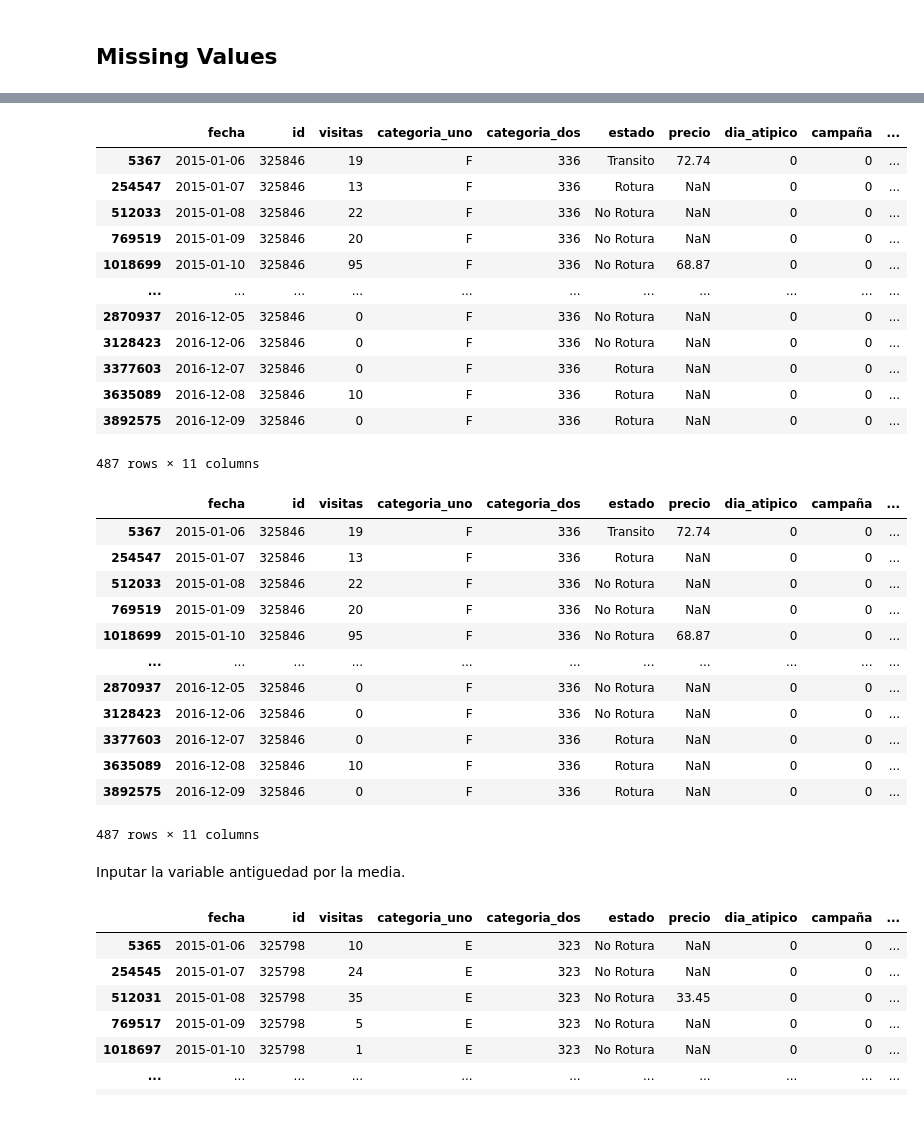
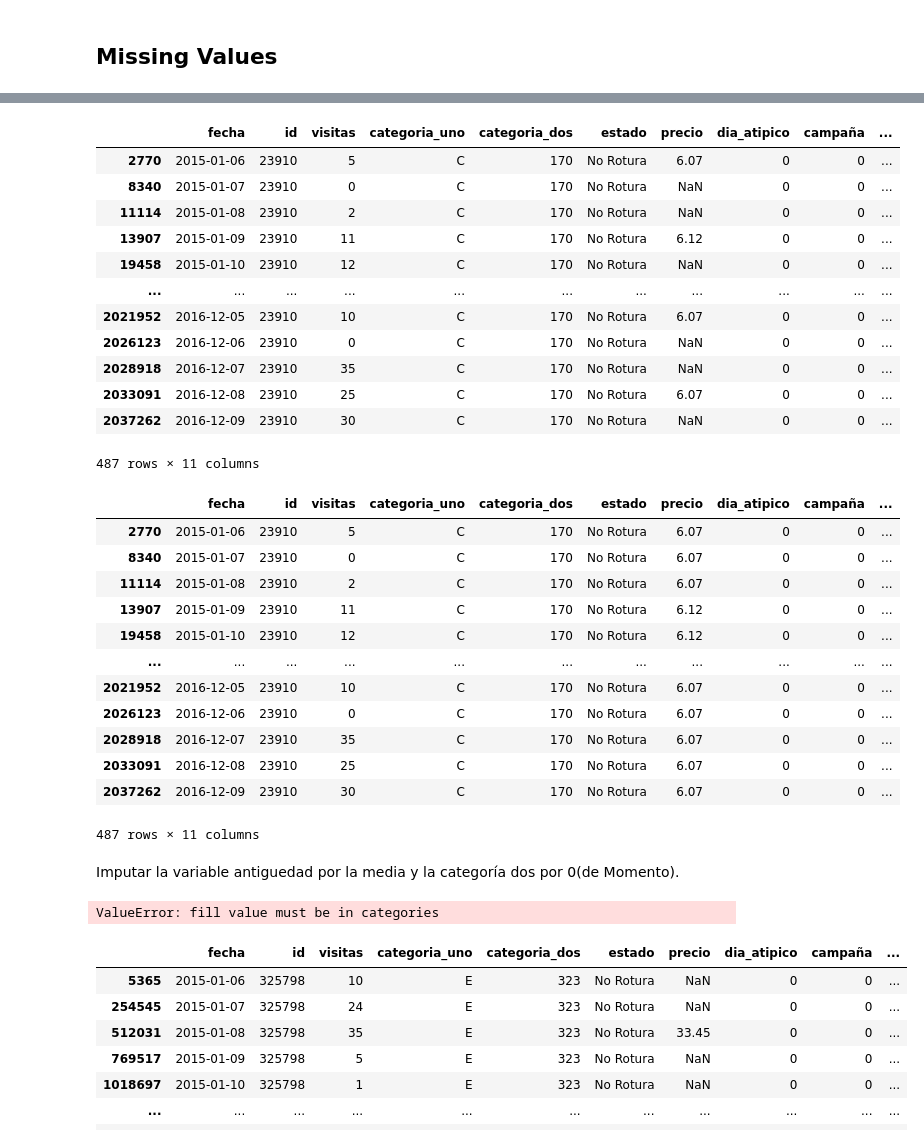
Before and after one commit to UOC-Data-Miners/Cajamar-2021, a Jupyter notebook: Cajamar.ipynb, the cells around one changed output, grey strips where cells are left out. Cells and saved outputs as stored; diff of their text form; code cells hidden in the pictures.

Commit message:
Data Ready

```diff
--- a/Cajamar.ipynb
+++ b/Cajamar.ipynb
@@ -199,4 +199,4 @@ See the caveats in the documentation: https://pandas.pydata.org/pandas-docs/stab
 data_final = data_prepared.copy()
 data_final['fecha'] = data_final['fecha'].apply( lambda i : datetime.strptime(i , "%d/%m/%Y"))
 data_final.sort_values(by=['fecha'], inplace=True, ascending=True)
-data_final.reset_index(drop=True)
+data_final = data_final.reset_index(drop=True)
@@ -217,18 +203,18 @@ data_final.reset_index(drop=True)
 # %%
-data_final[data_final['id'] == str(325846)]
+data_final[data_final['id'] == str(23910)]
 # %% [output]
 |  | fecha | id | visitas | categoria_uno | categoria_dos | estado | precio | dia_atipico | campaña | ... |
-| 5367 | 2015-01-06 | 325846 | 19 | F | 336 | Transito | 72.74 | 0 | 0 | ... |
-| 254547 | 2015-01-07 | 325846 | 13 | F | 336 | Rotura | NaN | 0 | 0 | ... |
-| 512033 | 2015-01-08 | 325846 | 22 | F | 336 | No Rotura | NaN | 0 | 0 | ... |
-| 769519 | 2015-01-09 | 325846 | 20 | F | 336 | No Rotura | NaN | 0 | 0 | ... |
-| 1018699 | 2015-01-10 | 325846 | 95 | F | 336 | No Rotura | 68.87 | 0 | 0 | ... |
+| 2770 | 2015-01-06 | 23910 | 5 | C | 170 | No Rotura | 6.07 | 0 | 0 | ... |
+| 8340 | 2015-01-07 | 23910 | 0 | C | 170 | No Rotura | NaN | 0 | 0 | ... |
+| 11114 | 2015-01-08 | 23910 | 2 | C | 170 | No Rotura | NaN | 0 | 0 | ... |
+| 13907 | 2015-01-09 | 23910 | 11 | C | 170 | No Rotura | 6.12 | 0 | 0 | ... |
+| 19458 | 2015-01-10 | 23910 | 12 | C | 170 | No Rotura | NaN | 0 | 0 | ... |
 | ... | ... | ... | ... | ... | ... | ... | ... | ... | ... | ... |
-| 2870937 | 2016-12-05 | 325846 | 0 | F | 336 | No Rotura | NaN | 0 | 0 | ... |
-| 3128423 | 2016-12-06 | 325846 | 0 | F | 336 | No Rotura | NaN | 0 | 0 | ... |
-| 3377603 | 2016-12-07 | 325846 | 0 | F | 336 | Rotura | NaN | 0 | 0 | ... |
-| 3635089 | 2016-12-08 | 325846 | 10 | F | 336 | Rotura | NaN | 0 | 0 | ... |
-| 3892575 | 2016-12-09 | 325846 | 0 | F | 336 | Rotura | NaN | 0 | 0 | ... |
+| 2021952 | 2016-12-05 | 23910 | 10 | C | 170 | No Rotura | 6.07 | 0 | 0 | ... |
+| 2026123 | 2016-12-06 | 23910 | 0 | C | 170 | No Rotura | NaN | 0 | 0 | ... |
+| 2028918 | 2016-12-07 | 23910 | 35 | C | 170 | No Rotura | NaN | 0 | 0 | ... |
+| 2033091 | 2016-12-08 | 23910 | 25 | C | 170 | No Rotura | 6.07 | 0 | 0 | ... |
+| 2037262 | 2016-12-09 | 23910 | 30 | C | 170 | No Rotura | NaN | 0 | 0 | ... |
 487 rows × 11 columns
 # %%
 last_values = dict([ (i, 0) for i in data_final.id.unique() ])
@@ -243,20 +229,20 @@ for index, value in zip(data_final.id, data_final.precio):
 
     df_index += 1
 # %%
-data_final[data_final['id'] == str(325846)]
+data_final[data_final['id'] == str(23910)]
 # %% [output]
 |  | fecha | id | visitas | categoria_uno | categoria_dos | estado | precio | dia_atipico | campaña | ... |
-| 5367 | 2015-01-06 | 325846 | 19 | F | 336 | Transito | 72.74 | 0 | 0 | ... |
-| 254547 | 2015-01-07 | 325846 | 13 | F | 336 | Rotura | NaN | 0 | 0 | ... |
-| 512033 | 2015-01-08 | 325846 | 22 | F | 336 | No Rotura | NaN | 0 | 0 | ... |
-| 769519 | 2015-01-09 | 325846 | 20 | F | 336 | No Rotura | NaN | 0 | 0 | ... |
-| 1018699 | 2015-01-10 | 325846 | 95 | F | 336 | No Rotura | 68.87 | 0 | 0 | ... |
+| 2770 | 2015-01-06 | 23910 | 5 | C | 170 | No Rotura | 6.07 | 0 | 0 | ... |
+| 8340 | 2015-01-07 | 23910 | 0 | C | 170 | No Rotura | 6.07 | 0 | 0 | ... |
+| 11114 | 2015-01-08 | 23910 | 2 | C | 170 | No Rotura | 6.07 | 0 | 0 | ... |
+| 13907 | 2015-01-09 | 23910 | 11 | C | 170 | No Rotura | 6.12 | 0 | 0 | ... |
+| 19458 | 2015-01-10 | 23910 | 12 | C | 170 | No Rotura | 6.12 | 0 | 0 | ... |
 | ... | ... | ... | ... | ... | ... | ... | ... | ... | ... | ... |
-| 2870937 | 2016-12-05 | 325846 | 0 | F | 336 | No Rotura | NaN | 0 | 0 | ... |
-| 3128423 | 2016-12-06 | 325846 | 0 | F | 336 | No Rotura | NaN | 0 | 0 | ... |
-| 3377603 | 2016-12-07 | 325846 | 0 | F | 336 | Rotura | NaN | 0 | 0 | ... |
-| 3635089 | 2016-12-08 | 325846 | 10 | F | 336 | Rotura | NaN | 0 | 0 | ... |
-| 3892575 | 2016-12-09 | 325846 | 0 | F | 336 | Rotura | NaN | 0 | 0 | ... |
+| 2021952 | 2016-12-05 | 23910 | 10 | C | 170 | No Rotura | 6.07 | 0 | 0 | ... |
+| 2026123 | 2016-12-06 | 23910 | 0 | C | 170 | No Rotura | 6.07 | 0 | 0 | ... |
+| 2028918 | 2016-12-07 | 23910 | 35 | C | 170 | No Rotura | 6.07 | 0 | 0 | ... |
+| 2033091 | 2016-12-08 | 23910 | 25 | C | 170 | No Rotura | 6.07 | 0 | 0 | ... |
+| 2037262 | 2016-12-09 | 23910 | 30 | C | 170 | No Rotura | 6.07 | 0 | 0 | ... |
 487 rows × 11 columns
 # %% [markdown]
-Inputar la variable antiguedad por la media.
+Imputar la variable antiguedad por la media y la categoría dos por 0(de Momento).
@@ -265,9 +249,12 @@ data_final['test'] = df['precio'].apply(lambda x : )
 # %%
+# Get the median value
+median = data_final['antiguedad'].median()
 
-
-median = data['antiguedad'].median()
-
-data['antiguedad'].fillna(median, inplace=True)
+# Fill the NA Values with the median
+data_final['antiguedad'].fillna(median, inplace=True)
+data_final['categoria_dos'].fillna(0, inplace=True)
+# %% [output]
+ValueError: fill value must be in categories
 # %%
 data_final[data_final['id'] == str(325798)]
 # %% [output]
```
Also changed, not shown: parts of 5 cells of this notebook.
